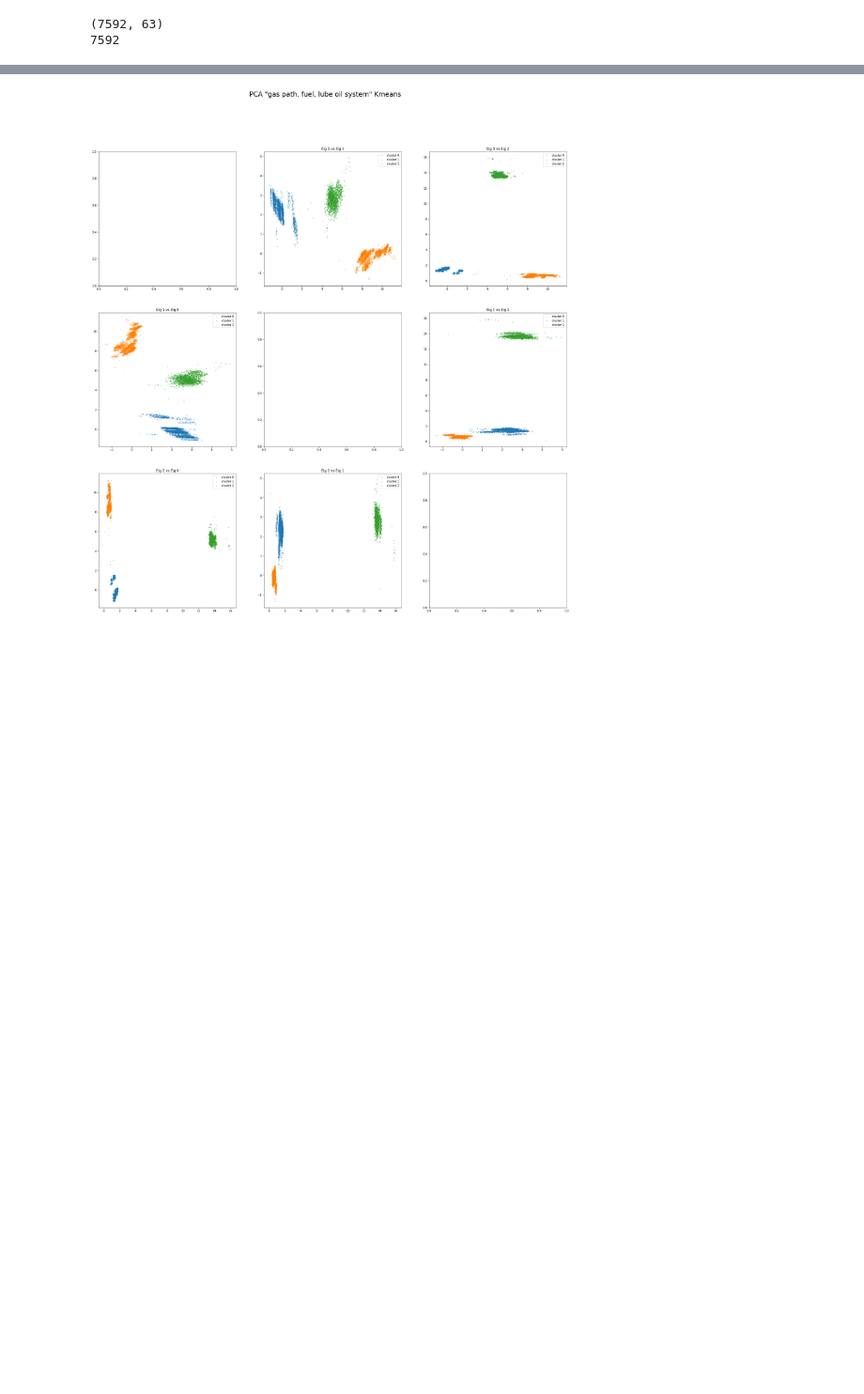
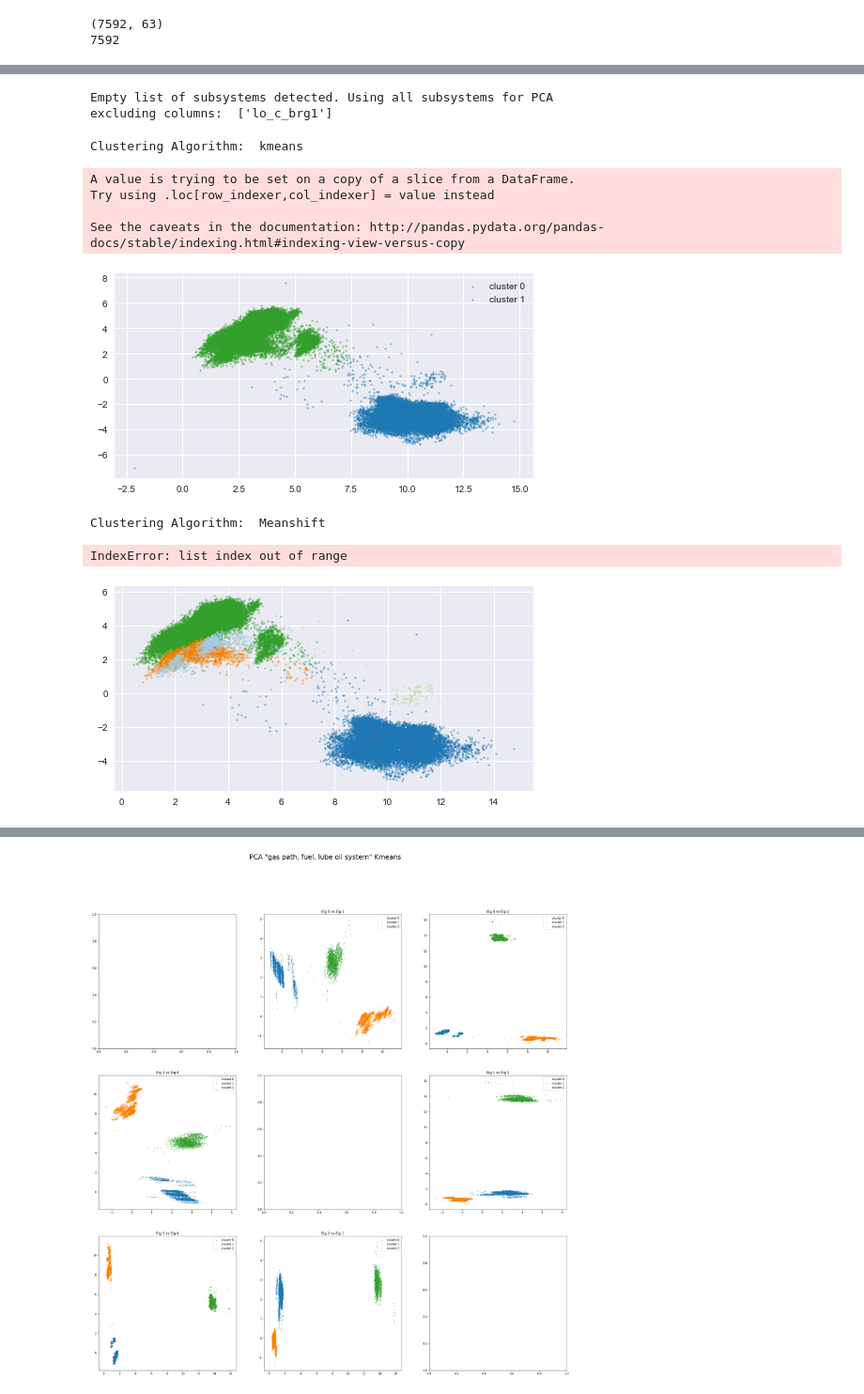
Before and after one commit to j-goldsmith/TurbineTimeSeries.EDA, a Jupyter notebook: eda/pca_model2_by_subsystem_Clustering.ipynb, the cells around one changed output, grey strips where cells are left out. Shown at 94% size. Saved outputs shown, nothing was run; the diff lists cells and outputs as text; code cells hidden in the pictures; blank space fills up the shorter version.

```diff
--- a/eda/pca_model2_by_subsystem_Clustering.ipynb
+++ b/eda/pca_model2_by_subsystem_Clustering.ipynb
@@ -265,0 +325,6 @@ plt.show()
+# %%
+rd_df = subsystem_pca(model2_10min,subsystem_dict, subsystems=[], psns = 'all')
+rd_df['id'] = model2_10min['id']
+# %% [output]
+Empty list of subsystems detected. Using all subsystems for PCA
+excluding columns:  ['lo_c_brg1']
@@ -265,0 +333,27 @@ plt.show()
+# %%
+### rerun after re-defining the clustering algos with n_clusts=3
+for cluster_algo in clustering_algo_dict.keys():
+    reduced_onepsn = rd_df[rd_df['psn']==49]
+#     n_clusts = num_clusts
+    num_eigs_toclust = 20
+    clustersing = clustering_algo_dict[cluster_algo]
+    print('Clustering Algorithm: ',str(cluster_algo))
+    ## clusters all rows, only columns 0 to from num_eigs_toclust (excludes the id,psn,timestamp cols)
+    clustersing_results = clustersing.fit_predict(reduced_onepsn[list(range(num_eigs_toclust))]) ## returns a 1-d array of which cluster each row is in
+    reduced_onepsn['cluster'] = clustersing_results
+    plt.figure(figsize=(8,4))
+    for i in sorted(reduced_onepsn['cluster'].unique()):
+        tempdf = reduced_onepsn[reduced_onepsn['cluster']==i]
+        plt.scatter(tempdf[0].values,tempdf[1].values,s=3,alpha=0.5,c=color_pal[i],label = 'cluster '+str(i))
+    plt.legend()
+    plt.show()
+# %% [output]
+Clustering Algorithm:  kmeans
+A value is trying to be set on a copy of a slice from a DataFrame.
+Try using .loc[row_indexer,col_indexer] = value instead
+
+See the caveats in the documentation: http://pandas.pydata.org/pandas-docs/stable/indexing.html#indexing-view-versus-copy
+[figure, added]
+Clustering Algorithm:  Meanshift
+IndexError: list index out of range
+[figure, added]
```
Also changed, not shown: parts of 19 cells of this notebook.
